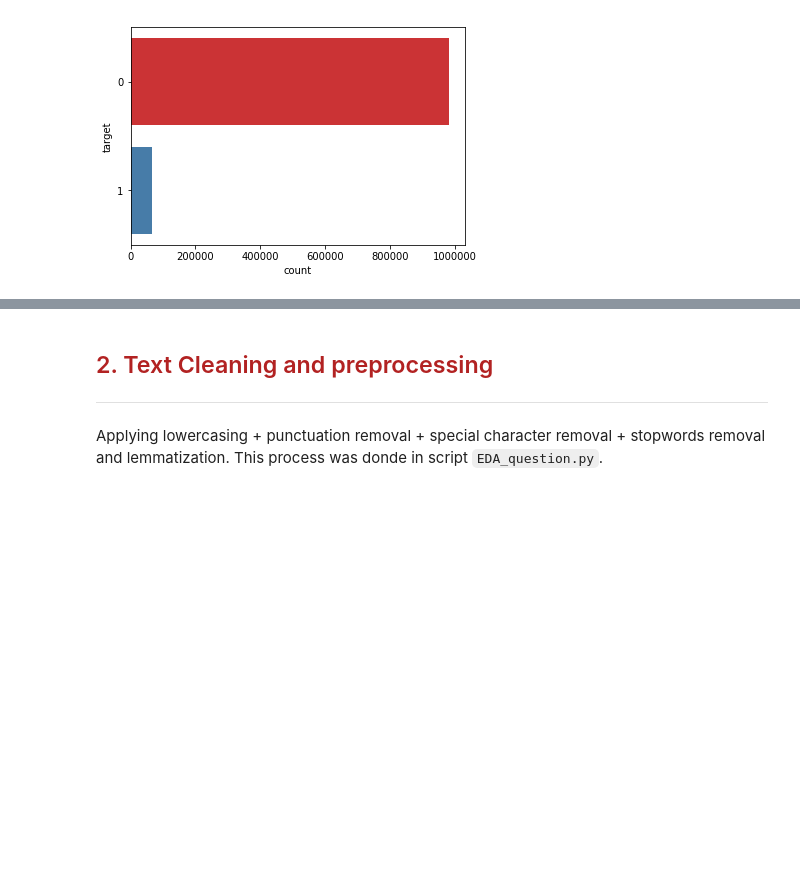
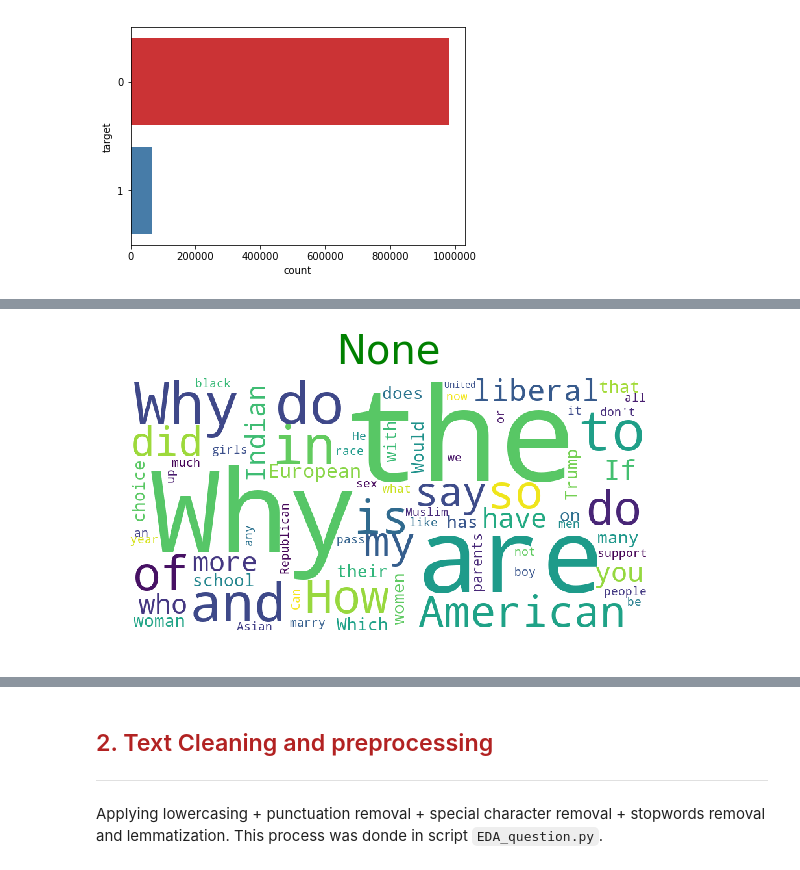
Before and after one commit to falrrema/ML_Nanodegree, a Jupyter notebook: P7_Capstone/EDA_Questions.ipynb, the cells around one changed output, grey strips where cells are left out. Cells and saved outputs as stored; diff of their text form; code cells hidden in the pictures; blank space fills up the shorter version.

```diff
--- a/P7_Capstone/EDA_Questions.ipynb
+++ b/P7_Capstone/EDA_Questions.ipynb
@@ -77,0 +86,5 @@ Strong class imbalance. There are 64774 of insincere question that representthe
+# %%
+# WordCloud of unigram insincere questions
+h.plot_wordcloud(insincere_questions, max_words=70, max_font_size=100, figure_size=(8,10), scale = 2, stop_words=[])
+# %% [output]
+[figure, added]
```
Also changed, not shown: parts of 19 cells of this notebook, 1 other file.
